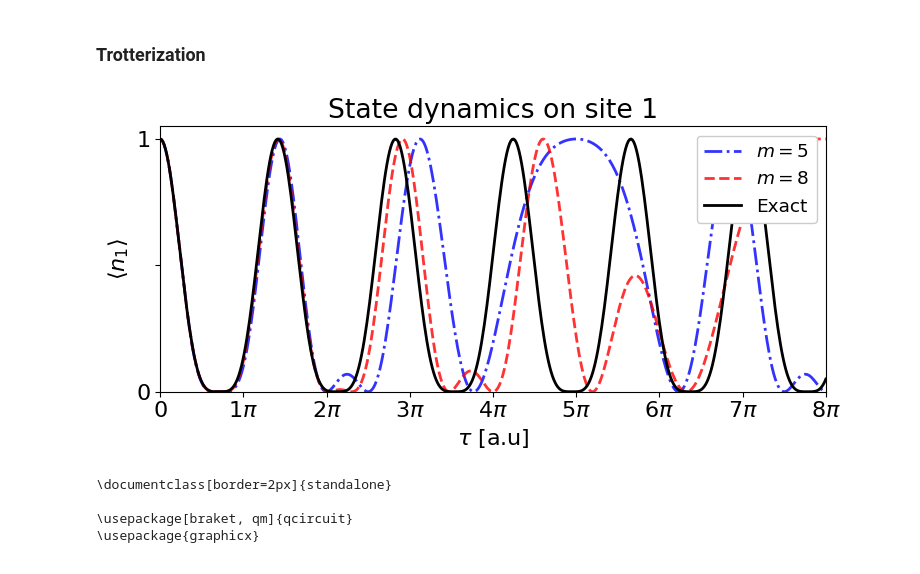
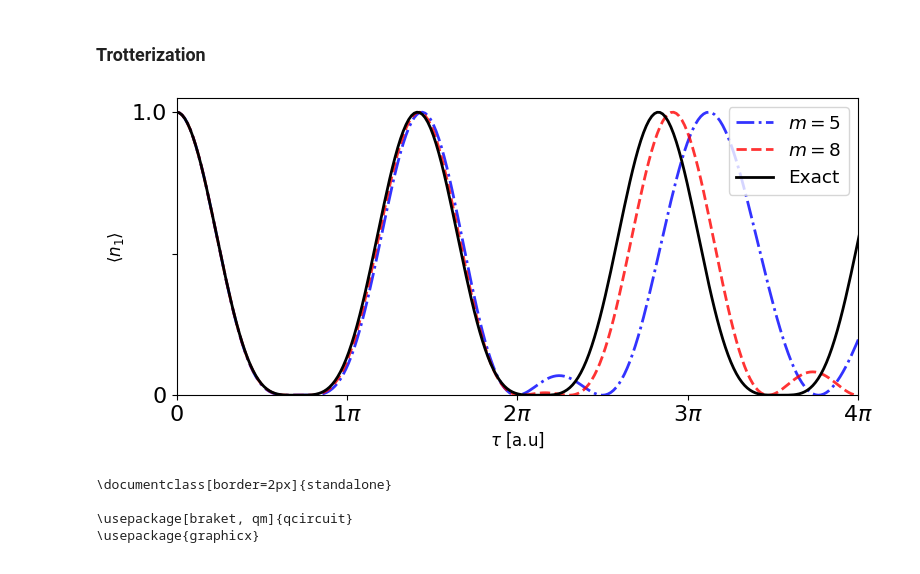
Before and after one commit to oscartq/qsim_mzm, a Jupyter notebook: tight-binding-chain/qsim-3-site-tight-binding.ipynb, the cells around one changed output. Cells and saved outputs as stored; diff of their text form; code cells hidden in the pictures.

Commit message:
generated new figures

```diff
--- a/tight-binding-chain/qsim-3-site-tight-binding.ipynb
+++ b/tight-binding-chain/qsim-3-site-tight-binding.ipynb
@@ -335,51 +313,47 @@ evo_matrix_trot_8 = trotter_evolution(H_2, n_is, initial_state, times, num_sites
 evo_matrix_exact, n_var_matrix = exact_time_evolution(H_2, n_is, initial_state, times, num_sites)
 # %%
 # Plot state dynamics over one particular site
-time_max = 8
+site = 0
 
-num_op_labels = [r"$\langle n_" + str(i+1) + r"\rangle$" for i in range(num_sites)]
-xticks = np.linspace(0, time_max * np.pi, time_max+1)
-xtick_labels = [r'${}\pi$'.format(i) if i != 0 else '0' for i in range(time_max+1)]
-yticks = [0, 0.5, 1]
-ytick_labels = ['0', '', '1'] # 0.5 tick will have no label
-
-site = 0
+xticks = np.linspace(0, 4 * np.pi, 5)
+xtick_labels = [r'${}\pi$'.format(i) if i != 0 else '0' for i in range(5)]
+yticks = [0, 0.5, 1.0]
+ytick_labels = ['0', '', '1.0']
 
 plt.figure(figsize=(8, 4))
 plt.plot(
     times,
     evo_matrix_trot_5[:, site],
     "b-.",
     linewidth=2,
-    label=r"$m=5$",
+    label=rf"$m=5$",
     markerfacecolor="royalblue",
     alpha=0.8,
 )
 plt.plot(
     times,
     evo_matrix_trot_8[:, site],
     "r--",
     linewidth=2,
-    label="$m=8$",
+    label=rf"$m=8$",
     markerfacecolor="salmon",
     alpha=0.8,
 )
 plt.plot(
     times, evo_matrix_exact[:, site], "k-", linewidth=2, label="Exact", markerfacecolor="grey"
 )
-plt.xlabel(r"$\tau$ [a.u]")
-plt.ylabel(r"$\langle n_1 \rangle$")
+plt.xlabel(rf"$\tau$ [a.u]", fontsize=12)
+plt.ylabel(rf"$\langle n_{site+1} \rangle$", fontsize=12)
 plt.ylim([0.0, 1.05])
-plt.xlim([0, time_max * np.pi])
-plt.legend(loc='upper right', framealpha=1, fontsize='small')
-plt.title("State dynamics on site " + str(site+1))
+plt.xlim([0, 4*np.pi])
+plt.legend(loc='upper right', framealpha=0.8, fontsize='small')
 plt.tight_layout()
-plt.yticks([0,0.5, 1], ['0','','1'])
 plt.xticks(xticks, xtick_labels)
+plt.yticks(yticks, ytick_labels)
 plt.savefig("figures/3-site-tb/trotter_n_site1.pdf")
 plt.show()
 # %% [output]
-[figure, old version]
+[figure, new version]
 # %%
 from qiskit.opflow import PauliTrotterEvolution
 
```
Also changed, not shown: parts of 2 cells of this notebook, 12 other files.
